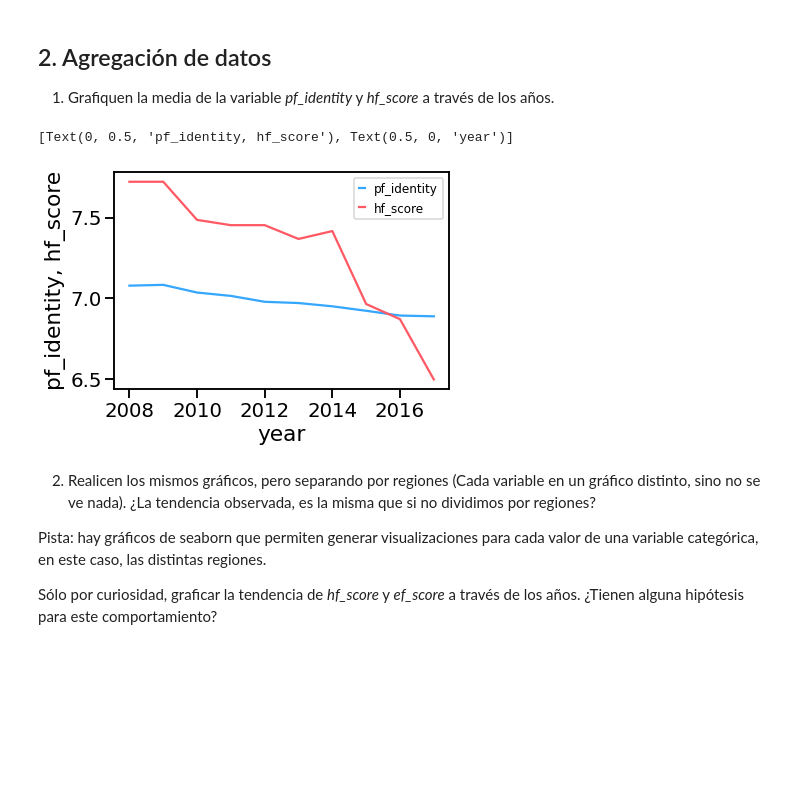
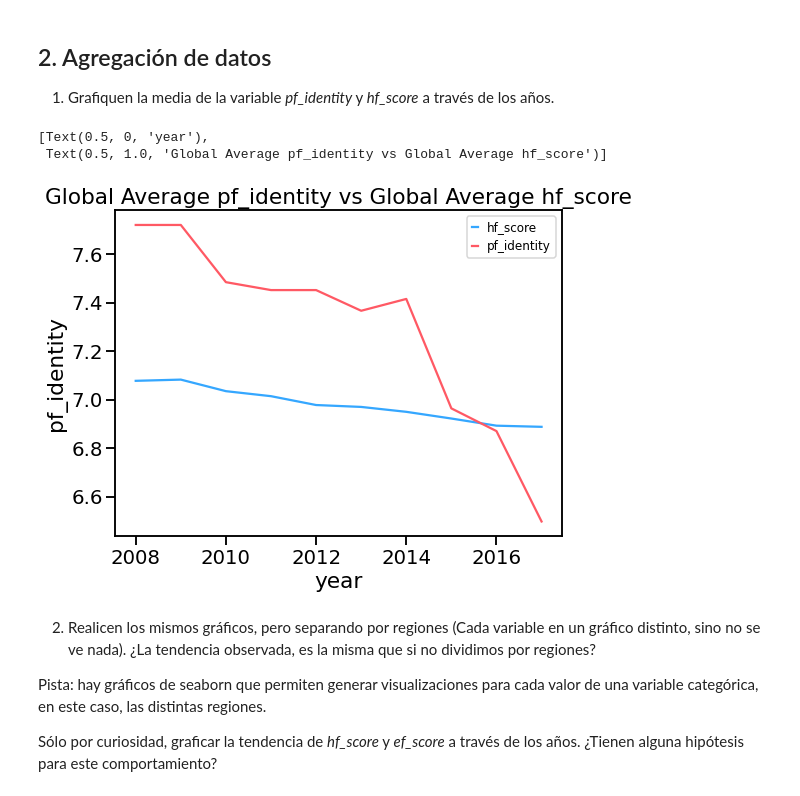
Before and after one commit to diplodatos2020-grupo5/AnalisisyVisualizacion, a Jupyter notebook: practico.ipynb, the cells around one changed output. Drawn from its saved outputs; the diff is of its cells as text; code cells hidden in the pictures; blank space fills up the shorter version.

```diff
--- a/practico.ipynb
+++ b/practico.ipynb
@@ -276,13 +276,15 @@ Más adelante, en la seccion 1.4 sacamos los outliers, para poder hacer correlat
 1. Grafiquen la media de la variable *pf_identity* y *hf_score* a través de los años.
 # %%
 data_ = dataset_base.groupby("year").mean().reset_index()
+plt.figure(figsize=(8, 6))
 ax = seaborn.lineplot(x="year", y="hf_score", data=data_,color=BLUE)
 bx = seaborn.lineplot(x="year", y="pf_identity",data=data_,color=RED)
-legend = ax.legend(labels=['pf_identity', 'hf_score'],handlelength=.5,fontsize=12)
-ax.set(ylabel='pf_identity, hf_score', xlabel='year')
+legend = ax.legend(labels=['hf_score','pf_identity'],handlelength=.5,fontsize=12)
+ax.set(xlabel='year',title="Global Average pf_identity vs Global Average hf_score")
 # %% [output]
-[Text(0, 0.5, 'pf_identity, hf_score'), Text(0.5, 0, 'year')]
+[Text(0.5, 0, 'year'),
+ Text(0.5, 1.0, 'Global Average pf_identity vs Global Average hf_score')]
-[figure, old version]
+[figure, new version]
 # %% [markdown]
 2. Realicen los mismos gráficos, pero separando por regiones (Cada variable en un gráfico distinto, sino no se ve nada). ¿La tendencia observada, es la misma que si no dividimos por regiones?
 
```
Also changed, not shown: parts of 5 cells of this notebook.
